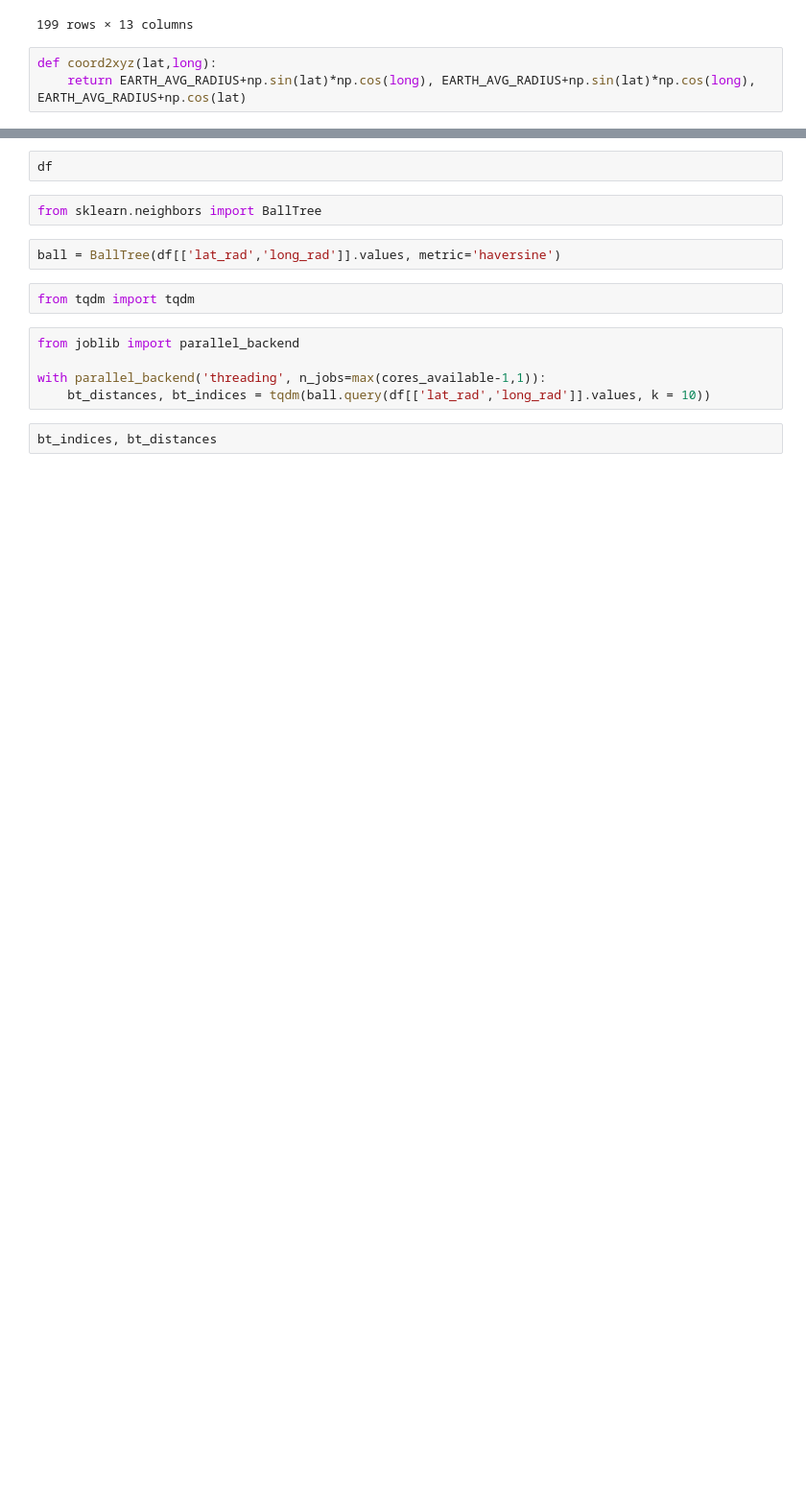
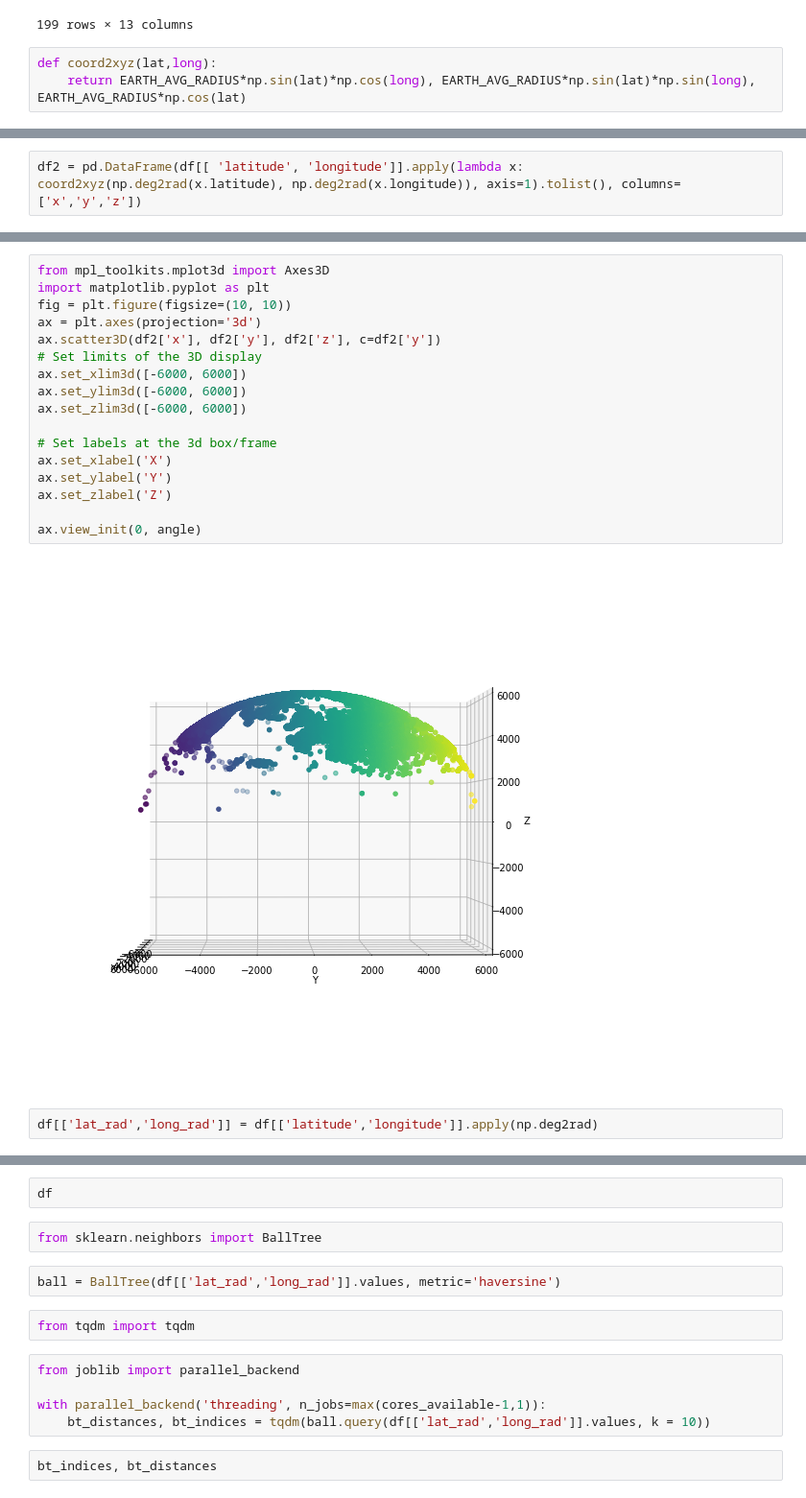
Before and after one commit to 0xjrr/foursquare-location-matching, a Jupyter notebook: fousquare_first_analysis.ipynb, the cells around one changed output, grey strips where cells are left out. Shown: that part at 96% size. Drawn from its saved outputs; the diff is of its cells as text; blank space fills up the shorter version.

```diff
--- a/fousquare_first_analysis.ipynb
+++ b/fousquare_first_analysis.ipynb
@@ -116,4 +116,4 @@ df.loc[df['point_of_interest']=='P_3a3fbd26e16269']
 199 rows × 13 columns
 # %%
 def coord2xyz(lat,long):
-    return EARTH_AVG_RADIUS+np.sin(lat)*np.cos(long), EARTH_AVG_RADIUS+np.sin(lat)*np.cos(long), EARTH_AVG_RADIUS+np.cos(lat)
+    return EARTH_AVG_RADIUS*np.sin(lat)*np.cos(long), EARTH_AVG_RADIUS*np.sin(lat)*np.sin(long), EARTH_AVG_RADIUS*np.cos(lat)
@@ -119,0 +123,2 @@ def coord2xyz(lat,long):
+# %%
+df2 = pd.DataFrame(df[[ 'latitude', 'longitude']].apply(lambda x: coord2xyz(np.deg2rad(x.latitude), np.deg2rad(x.longitude)), axis=1).tolist(), columns=['x','y','z'])
@@ -119,0 +165,21 @@ def coord2xyz(lat,long):
+# %%
+from mpl_toolkits.mplot3d import Axes3D
+import matplotlib.pyplot as plt
+fig = plt.figure(figsize=(10, 10))
+ax = plt.axes(projection='3d')
+ax.scatter3D(df2['x'], df2['y'], df2['z'], c=df2['y'])
+# Set limits of the 3D display
+ax.set_xlim3d([-6000, 6000])
+ax.set_ylim3d([-6000, 6000])
+ax.set_zlim3d([-6000, 6000])
+
+# Set labels at the 3d box/frame
+ax.set_xlabel('X')
+ax.set_ylabel('Y')
+ax.set_zlabel('Z')
+
+ax.view_init(0, angle)
+# %% [output]
+[figure, added]
+# %%
+df[['lat_rad','long_rad']] = df[['latitude','longitude']].apply(np.deg2rad)
```
Also changed, not shown: parts of 9 cells of this notebook.
